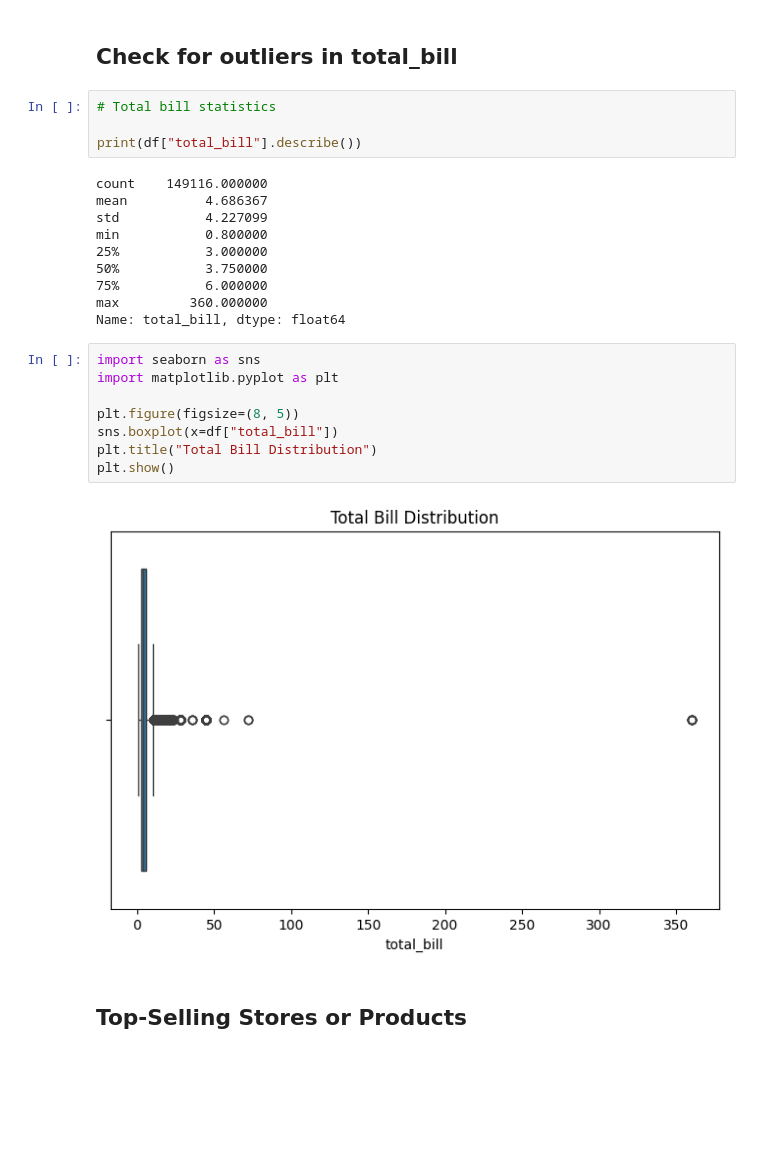
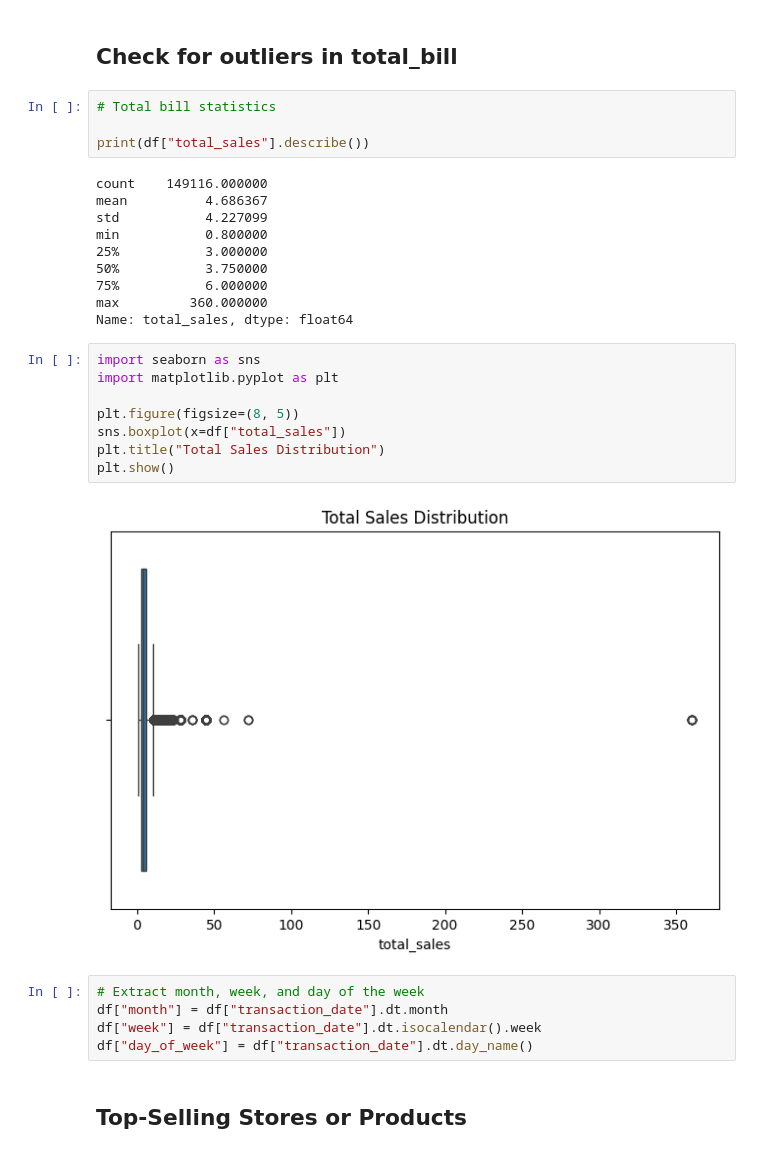
Before and after one commit to Darshan922000/Capstone-2, a Jupyter notebook: Notebook/VJ_EDA.ipynb, the cells around one changed output. Cells and saved outputs as stored; diff of their text form; blank space fills up the shorter version.

```diff
--- a/Notebook/VJ_EDA.ipynb
+++ b/Notebook/VJ_EDA.ipynb
@@ -56,7 +56,7 @@ for col in numerical_cols:
 # %%
 # Total bill statistics
 
-print(df["total_bill"].describe())
+print(df["total_sales"].describe())
 # %% [output]
 count    149116.000000
 mean          4.686367
@@ -66,17 +66,22 @@ min           0.800000
 50%           3.750000
 75%           6.000000
 max         360.000000
-Name: total_bill, dtype: float64
+Name: total_sales, dtype: float64
 # %%
 import seaborn as sns
 import matplotlib.pyplot as plt
 
 plt.figure(figsize=(8, 5))
-sns.boxplot(x=df["total_bill"])
-plt.title("Total Bill Distribution")
+sns.boxplot(x=df["total_sales"])
+plt.title("Total Sales Distribution")
 plt.show()
 # %% [output]
-[figure, old version]
+[figure, new version]
+# %%
+# Extract month, week, and day of the week
+df["month"] = df["transaction_date"].dt.month
+df["week"] = df["transaction_date"].dt.isocalendar().week
+df["day_of_week"] = df["transaction_date"].dt.day_name()
 # %% [markdown]
 ## Top-Selling Stores or Products
 # %%
```
Also changed, not shown: parts of 16 cells of this notebook, 1 other file.
